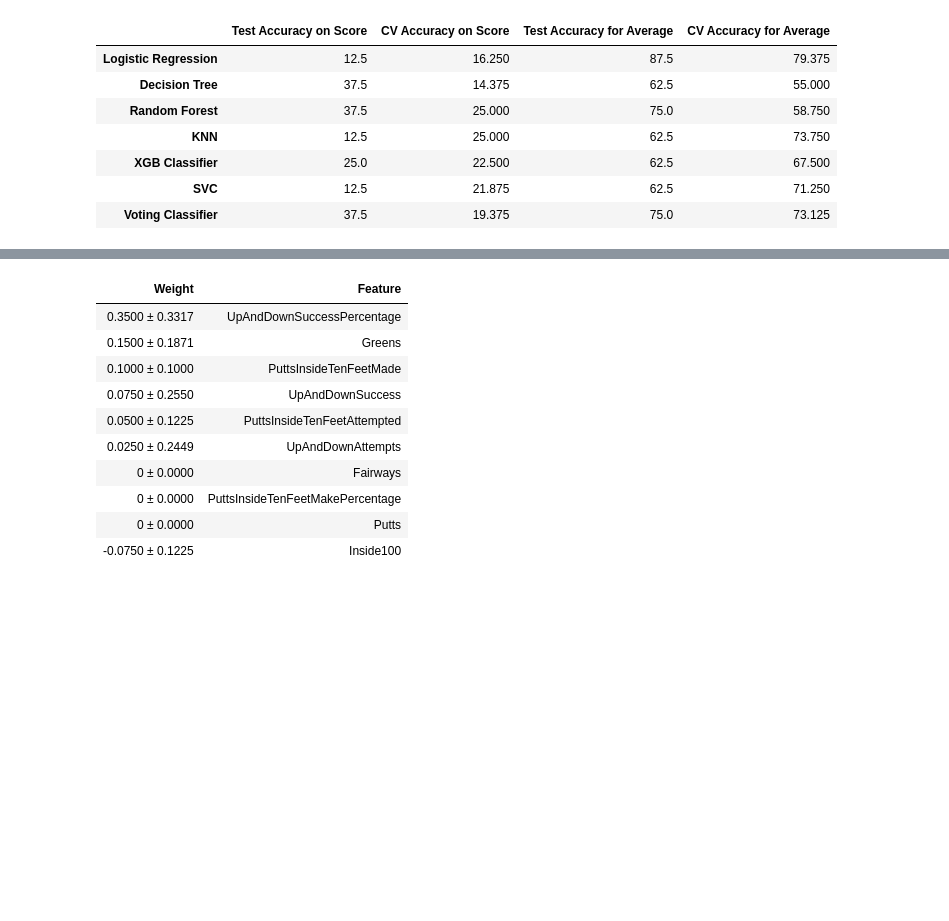
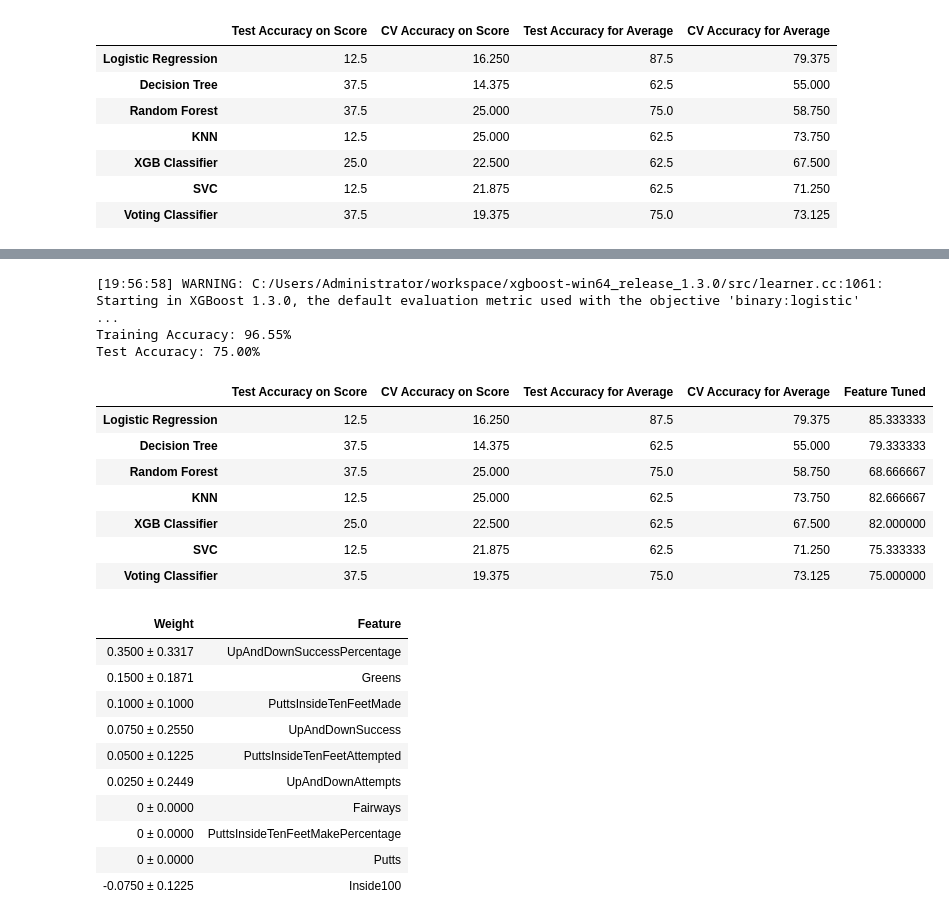
Before and after one commit to jreckin/FunAnalyticalStuff, a Jupyter notebook: golf_scores.ipynb, the cells around one changed output, grey strips where cells are left out. Drawn from its saved outputs; the diff is of its cells as text; code cells hidden in the pictures; blank space fills up the shorter version.

```diff
--- a/golf_scores.ipynb
+++ b/golf_scores.ipynb
@@ -689,0 +806,19 @@ array([1])
+# %%
+xgb = XGBClassifier(random_state = 1)
+
+param_grid = {
+    'n_estimators': [450,500,550],
+    'colsample_bytree': [0.75,0.8,0.85],
+    'max_depth': [None],
+    'reg_alpha': [1],
+    'reg_lambda': [2, 5, 10],
+    'subsample': [0.55, 0.6, .65],
+    'learning_rate':[0.5],
+    'gamma':[.5,1,2],
+    'min_child_weight':[0.01],
+    'sampling_method': ['uniform']
+}
+
+clf_xgb = GridSearchCV(xgb, param_grid = param_grid, cv = 5, verbose = True, n_jobs = -1)
+best_clf_xgb = clf_xgb.fit(train_X, train_y)
+clf_performance(best_clf_xgb,'XGB')
@@ -689,0 +831,9 @@ array([1])
+# %%
+svc = SVC(probability = True)
+param_grid = tuned_parameters = [{'kernel': ['rbf'], 'gamma': [.1,.5,1,2,5,10],
+                                  'C': [.1, 1, 10, 100, 1000]},
+                                 {'kernel': ['linear'], 'C': [.1, 1, 10, 100, 1000]},
+                                 {'kernel': ['poly'], 'degree' : [2,3,4,5], 'C': [.1, 1, 10, 100, 1000]}]
+clf_svc = GridSearchCV(svc, param_grid = param_grid, cv = 5, verbose = True, n_jobs = -1)
+best_clf_svc = clf_svc.fit(train_X, train_y)
+clf_performance(best_clf_svc,'SVC')
@@ -690,3 +872,37 @@ array([1])
+# %%
+voting_clf_hard.fit(train_X, train_y)
+voting_clf_hard_train_acc = accuracy_score(y_true=train_y, y_pred=voting_clf_hard.predict(train_X))
+voting_clf_hard_test_acc = accuracy_score(y_true=val_y, y_pred=voting_clf_hard.predict(val_X))
+print('Training Accuracy: %.2f%%' % (100 * voting_clf_train_acc))
+print('Test Accuracy: %.2f%%' % (100 * voting_clf_test_acc))
+# %% [output]
+[19:56:58] WARNING: C:/Users/Administrator/workspace/xgboost-win64_release_1.3.0/src/learner.cc:1061: Starting in XGBoost 1.3.0, the default evaluation metric used with the objective 'binary:logistic' ...
+Training Accuracy: 96.55%
+Test Accuracy: 75.00%
+# %%
+best_lr = best_clf_lr.best_score_ * 100
+best_dt = best_clf_dt.best_score_ * 100
+best_rf = best_clf_rf.best_score_ * 100
+best_knn = best_clf_knn.best_score_ * 100
+best_svc = best_clf_svc.best_score_ * 100
+best_xgb = best_clf_xgb.best_score_ * 100
+best_voting_clf = 100 * voting_clf_test_acc
+feature_tuned = (best_lr, best_dt, best_rf, best_knn, best_svc, best_xgb, best_voting_clf)
+feature_tuned = pd.DataFrame(data = feature_tuned)
+feature_tuned = feature_tuned.rename(index = {0: 'Logistic Regression', 1: 'Decision Tree', 2: 'Random Forest', 3: 'KNN', 4: 'XGB Classifier', 5: 'SVC', 6: 'Voting Classifier'})
+concat = [comparison, feature_tuned]
+comparison_with_feature_tuned = pd.concat(concat, axis = 1)
+comparison_with_feature_tuned = comparison_with_feature_tuned.rename(columns = {0 : 'Feature Tuned'})
+comparison_with_feature_tuned
+# %% [output]
+|  | Test Accuracy on Score | CV Accuracy on Score | Test Accuracy for Average | CV Accuracy for Average | Feature Tuned |
+| Logistic Regression | 12.5 | 16.250 | 87.5 | 79.375 | 85.333333 |
+| Decision Tree | 37.5 | 14.375 | 62.5 | 55.000 | 79.333333 |
+| Random Forest | 37.5 | 25.000 | 75.0 | 58.750 | 68.666667 |
+| KNN | 12.5 | 25.000 | 62.5 | 73.750 | 82.666667 |
+| XGB Classifier | 25.0 | 22.500 | 62.5 | 67.500 | 82.000000 |
+| SVC | 12.5 | 21.875 | 62.5 | 71.250 | 75.333333 |
+| Voting Classifier | 37.5 | 19.375 | 75.0 | 73.125 | 75.000000 |
 # %%
 lr.fit(train_X, train_y)
 perm = PermutationImportance(lr, random_state = 1).fit(val_X, val_y)
```
Also changed, not shown: parts of 23 cells of this notebook.
